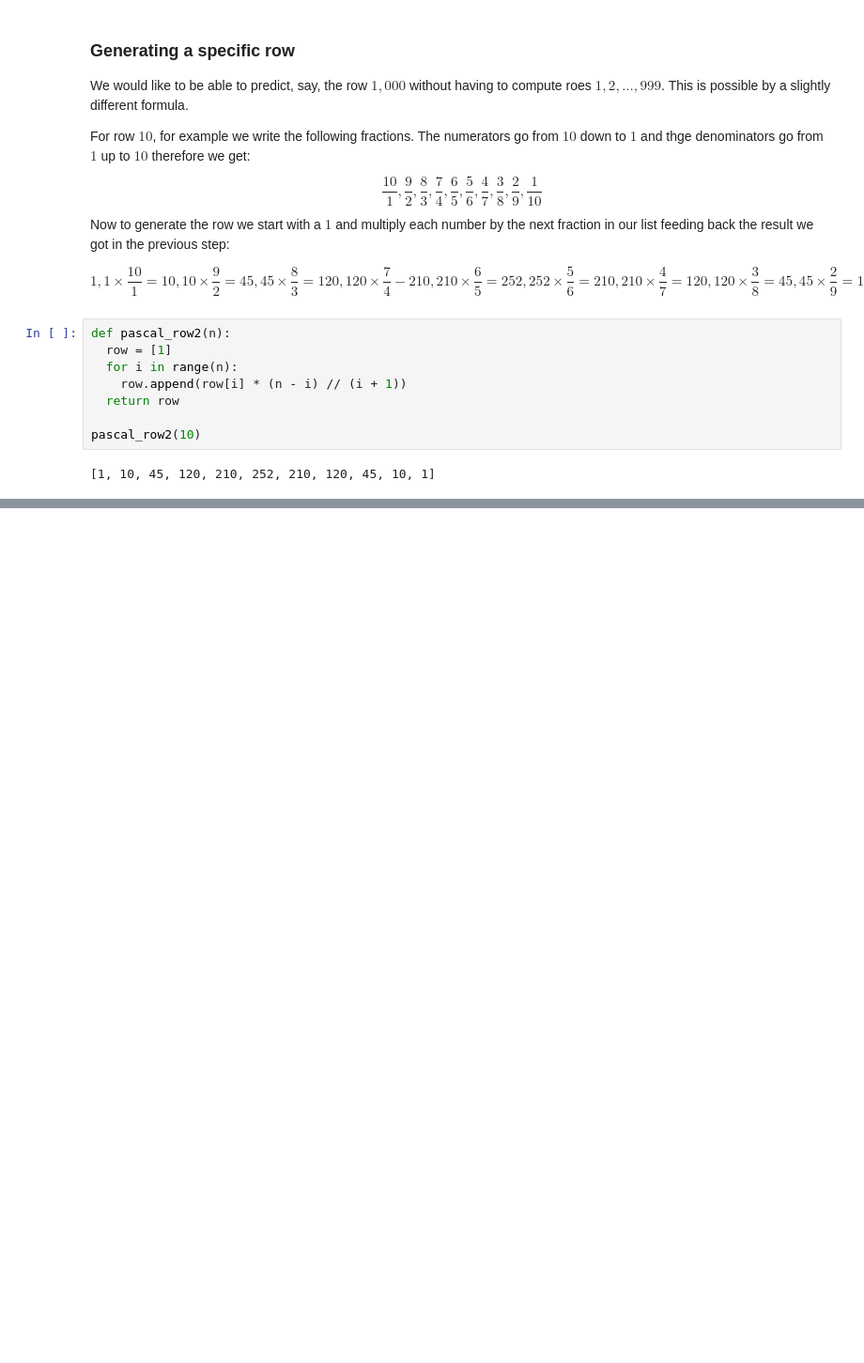
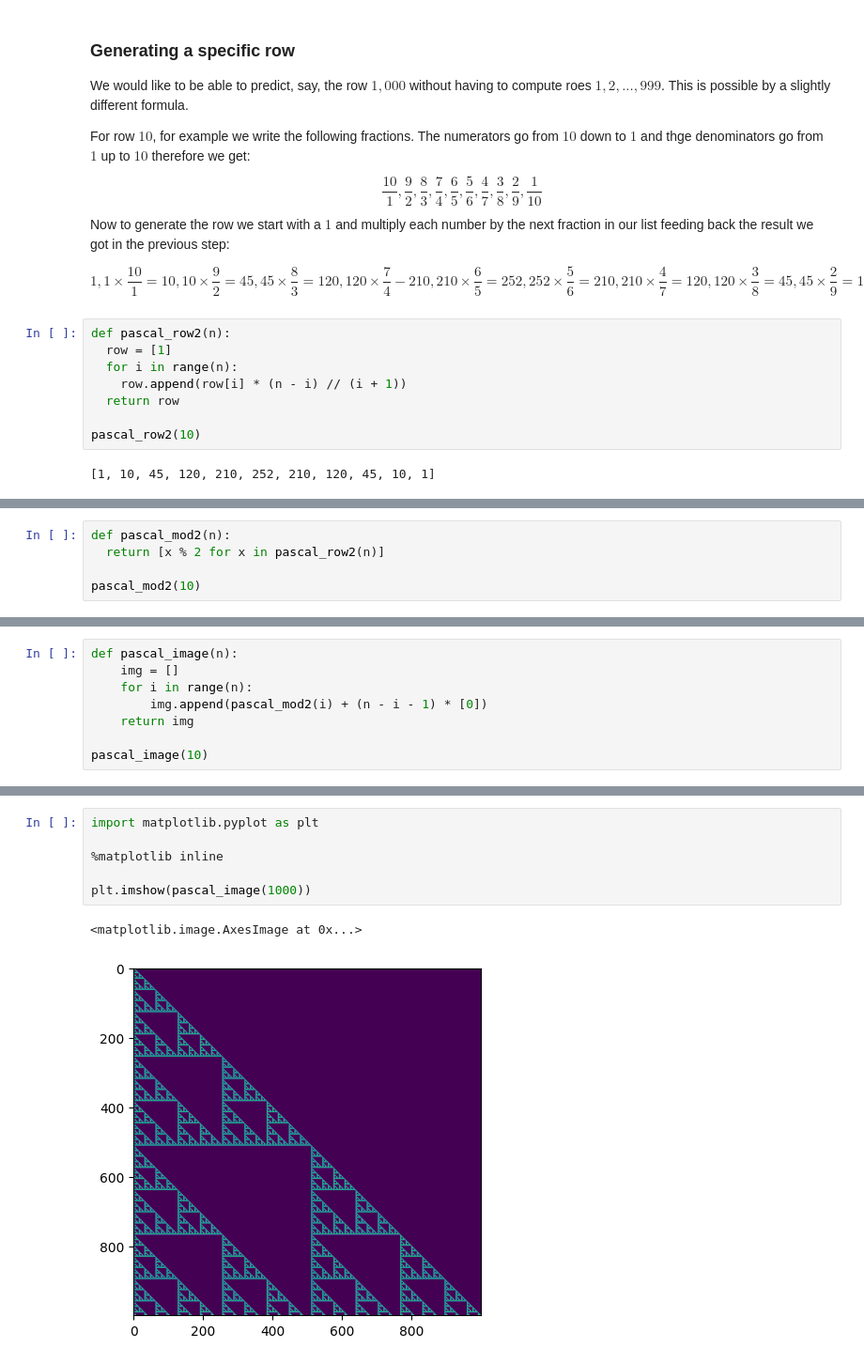
Before and after one commit to lymanhurd/computinginthesmall, a Jupyter notebook: week3/Week3.ipynb, the cells around one changed output, grey strips where cells are left out. Shown: that part at 94% size. Saved outputs shown, nothing was run; the diff lists cells and outputs as text; blank space fills up the shorter version.

```diff
--- a/week3/Week3.ipynb
+++ b/week3/Week3.ipynb
@@ -124,0 +138,5 @@ pascal_row2(10)
+# %%
+def pascal_mod2(n):
+  return [x % 2 for x in pascal_row2(n)]
+
+pascal_mod2(10)
@@ -124,0 +148,8 @@ pascal_row2(10)
+# %%
+def pascal_image(n):
+    img = []
+    for i in range(n):
+        img.append(pascal_mod2(i) + (n - i - 1) * [0])
+    return img
+
+pascal_image(10)
@@ -124,0 +167,9 @@ pascal_row2(10)
+# %%
+import matplotlib.pyplot as plt
+
+%matplotlib inline
+
+plt.imshow(pascal_image(1000))
+# %% [output]
+<matplotlib.image.AxesImage at 0x...>
+[figure, added]
```
Also changed, not shown: parts of 7 cells of this notebook, 4 other files.
